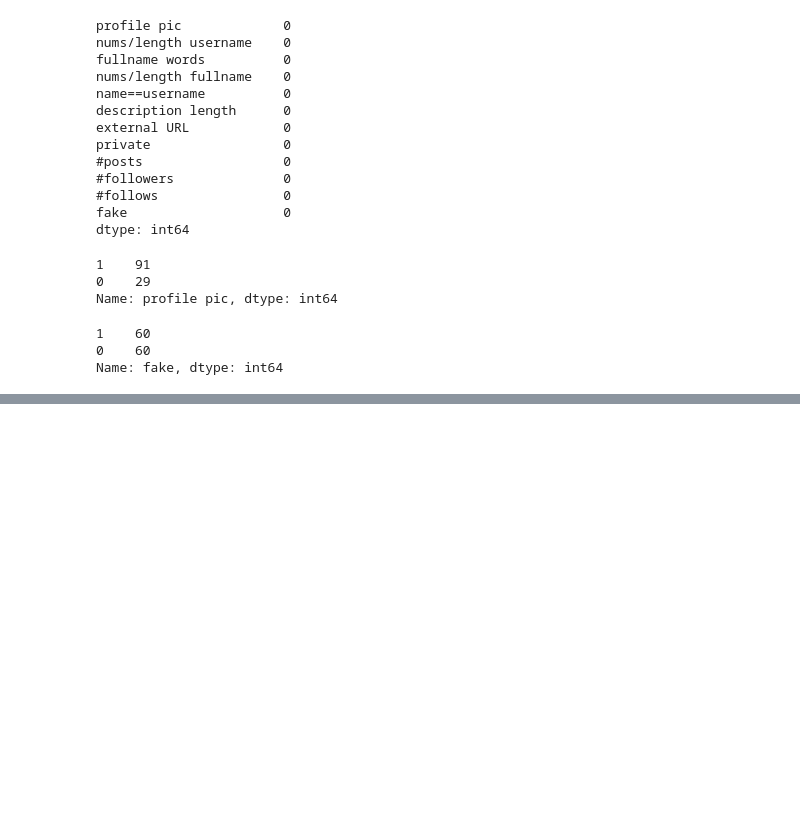
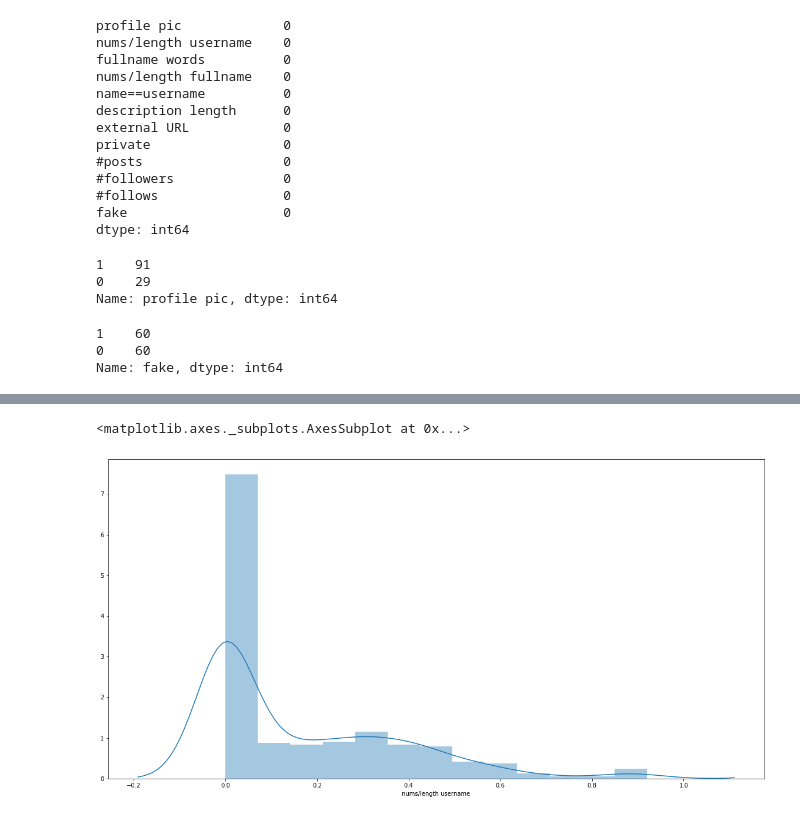
Before and after one commit to aly-cb/fake-instagram-account-detector, a Jupyter notebook: Fake Instagram Detection Using ANN.ipynb, the cells around one changed output, grey strips where cells are left out. Drawn from its saved outputs; the diff is of its cells as text; code cells hidden in the pictures; blank space fills up the shorter version.

```diff
--- a/Fake Instagram Detection Using ANN.ipynb
+++ b/Fake Instagram Detection Using ANN.ipynb
@@ -254,0 +273,7 @@ Name: fake, dtype: int64
+# %%
+# Visualize the data
+plt.figure(figsize = (20,10))
+sns.distplot(instagram_df_train['nums/length username'])
+# %% [output]
+<matplotlib.axes._subplots.AxesSubplot at 0x...>
+[figure, added]
```
Also changed, not shown: parts of 8 cells of this notebook.
